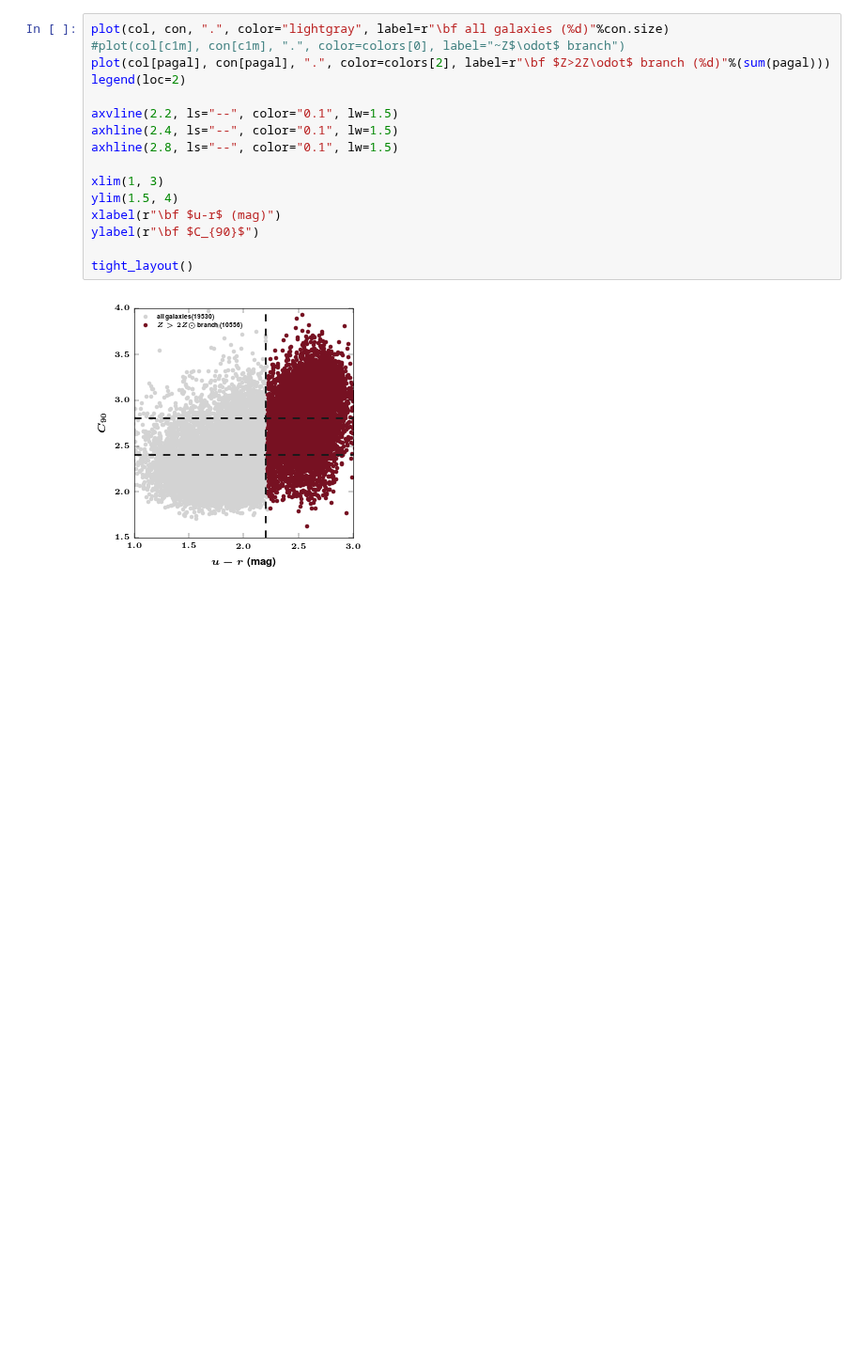
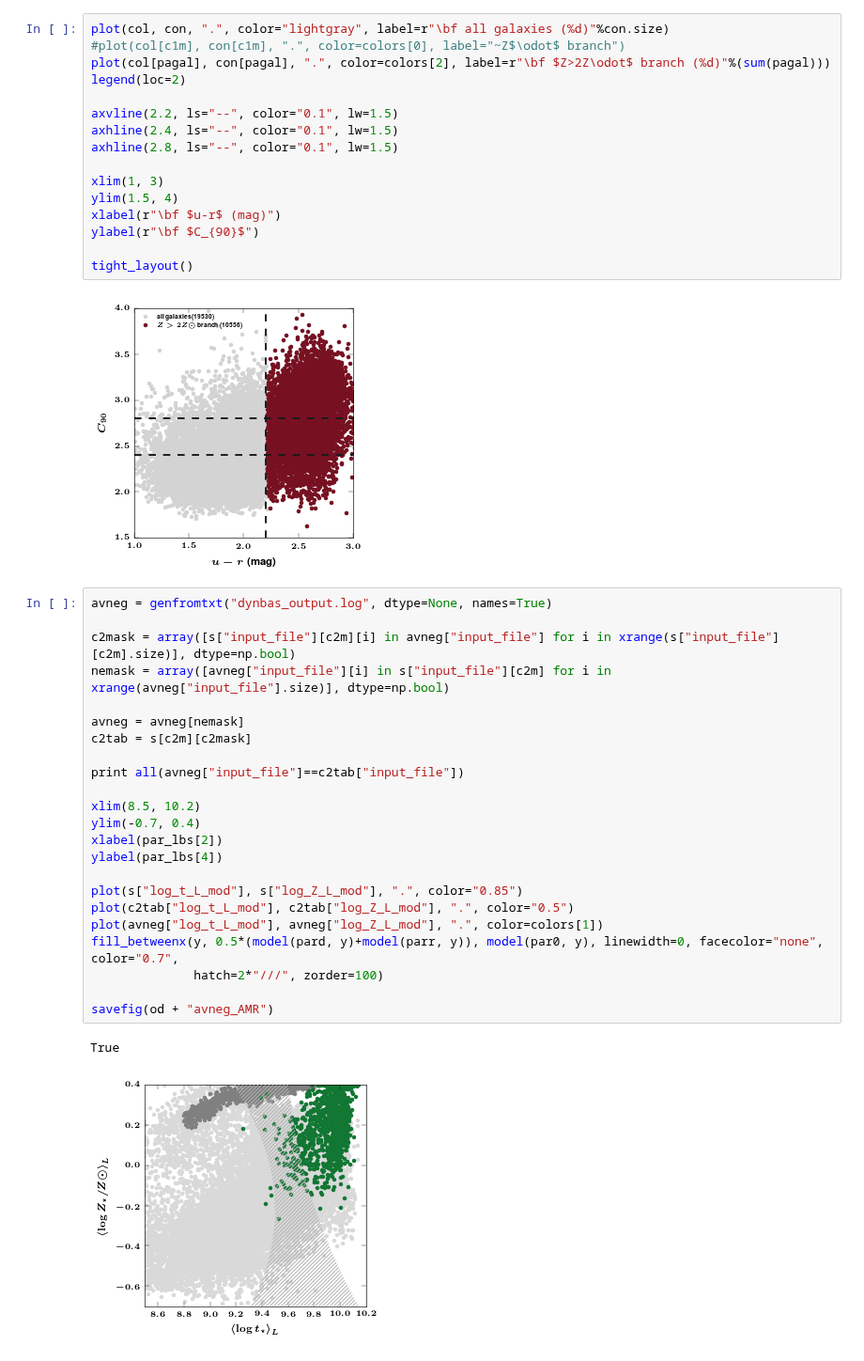
Before and after one commit to ajmejia/notebooks, a Jupyter notebook: RealDeal.ipynb, the cells around one changed output. Shown at 94% size. Drawn from its saved outputs; the diff is of its cells as text; blank space fills up the shorter version.

Commit message:
added Av<0 tests plot

```diff
--- a/RealDeal.ipynb
+++ b/RealDeal.ipynb
@@ -373,3 +373,29 @@ ylabel(r"\bf $C_{90}$")
 tight_layout()
 # %% [output]
 [figure]
+# %%
+avneg = genfromtxt("dynbas_output.log", dtype=None, names=True)
+
+c2mask = array([s["input_file"][c2m][i] in avneg["input_file"] for i in xrange(s["input_file"][c2m].size)], dtype=np.bool)
+nemask = array([avneg["input_file"][i] in s["input_file"][c2m] for i in xrange(avneg["input_file"].size)], dtype=np.bool)
+
+avneg = avneg[nemask]
+c2tab = s[c2m][c2mask]
+
+print all(avneg["input_file"]==c2tab["input_file"])
+
+xlim(8.5, 10.2)
+ylim(-0.7, 0.4)
+xlabel(par_lbs[2])
+ylabel(par_lbs[4])
+
+plot(s["log_t_L_mod"], s["log_Z_L_mod"], ".", color="0.85")
+plot(c2tab["log_t_L_mod"], c2tab["log_Z_L_mod"], ".", color="0.5")
+plot(avneg["log_t_L_mod"], avneg["log_Z_L_mod"], ".", color=colors[1])
+fill_betweenx(y, 0.5*(model(pard, y)+model(parr, y)), model(par0, y), linewidth=0, facecolor="none", color="0.7",
+              hatch=2*"///", zorder=100)
+
+savefig(od + "avneg_AMR")
+# %% [output]
+True
+[figure, added]
```
